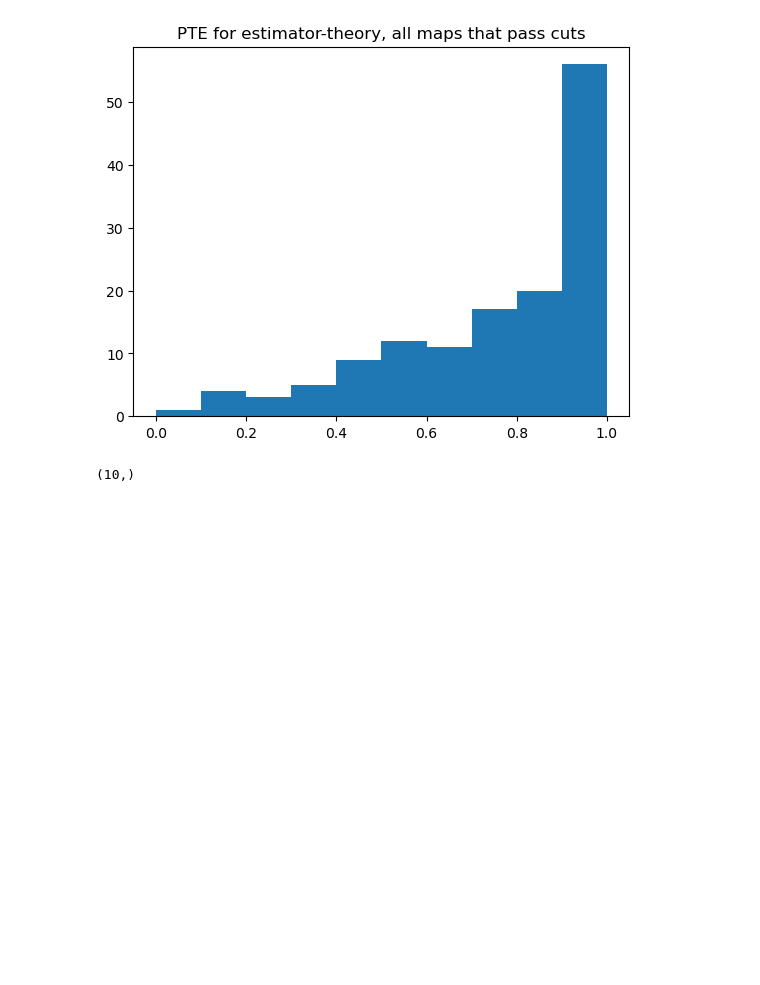
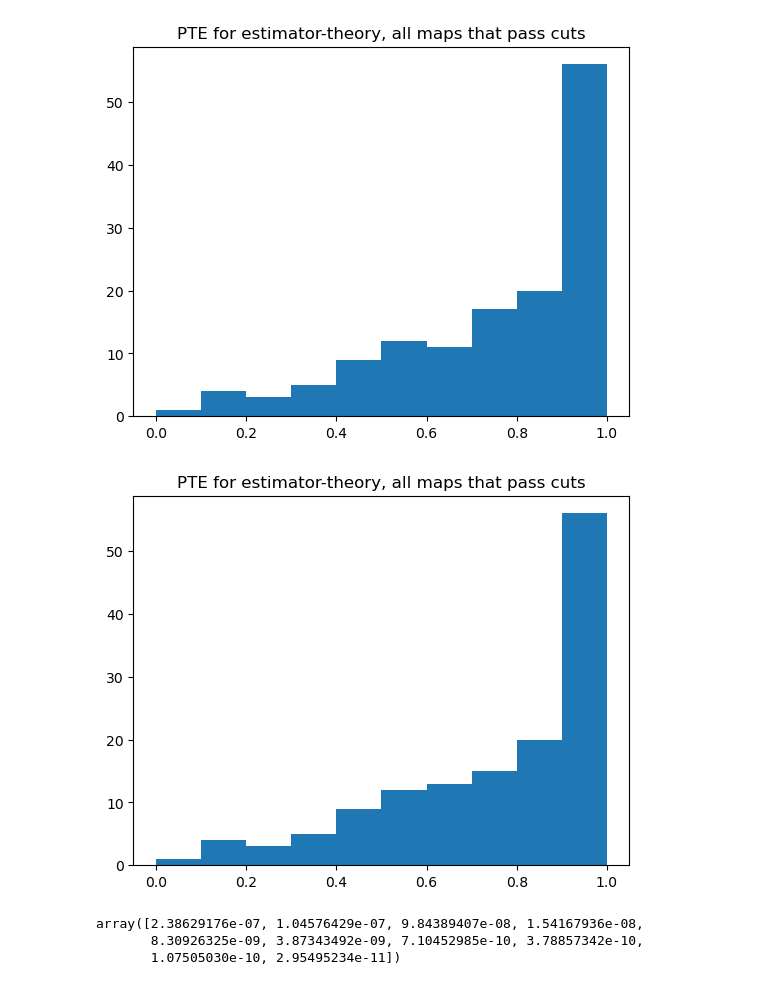
Before and after one commit to zhuber21/act-axion-analysis, a Jupyter notebook: notebooks/array_diff_larger_set_20250124.ipynb, the cells around one changed output. Drawn from its saved outputs; the diff is of its cells as text; code cells hidden in the pictures; blank space fills up the shorter version.

```diff
--- a/notebooks/array_diff_larger_set_20250124.ipynb
+++ b/notebooks/array_diff_larger_set_20250124.ipynb
@@ -255,7 +255,7 @@ test_CAMB_EE = spectra_dict[maps[0]]['CAMB_EE']
 for idx in set_pass_all_cuts:
     null = estimators[idx] - test_CAMB_EE*np.sin(2*angles_rad[idx])
     sum_cov = covariances[idx] + (test_CAMB_EE*np.sin(2*errbars_rad[idx]))**2 # correct in small angle approx, I think
-    chi2_good_map = np.sum(null**2/(0*sum_cov))
+    chi2_good_map = np.sum(null**2/(1.0*sum_cov))
     dof_good_map = null.size - 1 # Should be the same each time
     pte_good_map = chi2.sf(chi2_good_map,dof_good_map)
     chi2_good_maps.append(chi2_good_map)
@@ -269,7 +269,42 @@ plt.show()
 plt.close()
 # %% [output]
 [figure]
-# %%
-estimators[pair[0]].shape
-# %% [output]
-(10,)
+# %%
+# Doing full error propagation calculation to get covariance in terms of
+# the theoretical covariance of the CAMB spectrum, the best fit angle,
+# and the best fit errorbar
+chi2_good_maps = []
+pte_good_maps = []
+all_theory_covs = []
+
+test_CAMB_EE = spectra_dict[maps[0]]['CAMB_EE']
+ell = spectra_dict[maps[0]]['ell']
+bin_size = 200
+nu_b = (2*ell+1)*bin_size
+
+for idx in set_pass_all_cuts:
+    null = estimators[idx] - test_CAMB_EE*np.sin(2*angles_rad[idx])
+    theory_cov = 2*test_CAMB_EE**2 * ((np.sin(2*angles_rad[idx])**2/nu_b)+2*np.cos(2*angles_rad[idx])**2*errbars_rad[idx]**2)
+    sum_cov = covariances[idx] + theory_cov
+    chi2_good_map = np.sum(null**2/(1.0*sum_cov))
+    dof_good_map = null.size - 1 # Should be the same each time
+    pte_good_map = chi2.sf(chi2_good_map,dof_good_map)
+    chi2_good_maps.append(chi2_good_map)
+    pte_good_maps.append(pte_good_map)
+    all_theory_covs.append(theory_cov)
+chi2_good_maps = np.array(chi2_good_maps)
+pte_good_maps = np.array(pte_good_maps)
+all_theory_covs = np.array(all_theory_covs)
+# %%
+plt.hist(pte_good_maps,bins=10,range=(0.0,1.0))
+plt.title("PTE for estimator-theory, all maps that pass cuts")
+plt.show()
+plt.close()
+# %% [output]
+[figure, added]
+# %%
+2*test_CAMB_EE**2
+# %% [output]
+array([2.38629176e-07, 1.04576429e-07, 9.84389407e-08, 1.54167936e-08,
+       8.30926325e-09, 3.87343492e-09, 7.10452985e-10, 3.78857342e-10,
+       1.07505030e-10, 2.95495234e-11])
```
Also changed, not shown: parts of 3 cells of this notebook, 1 other file.
